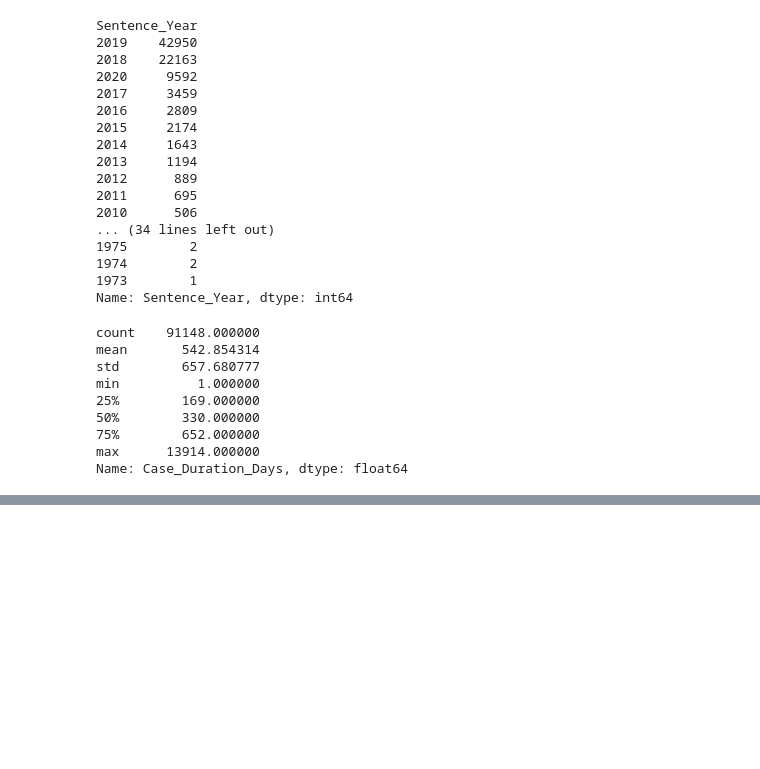
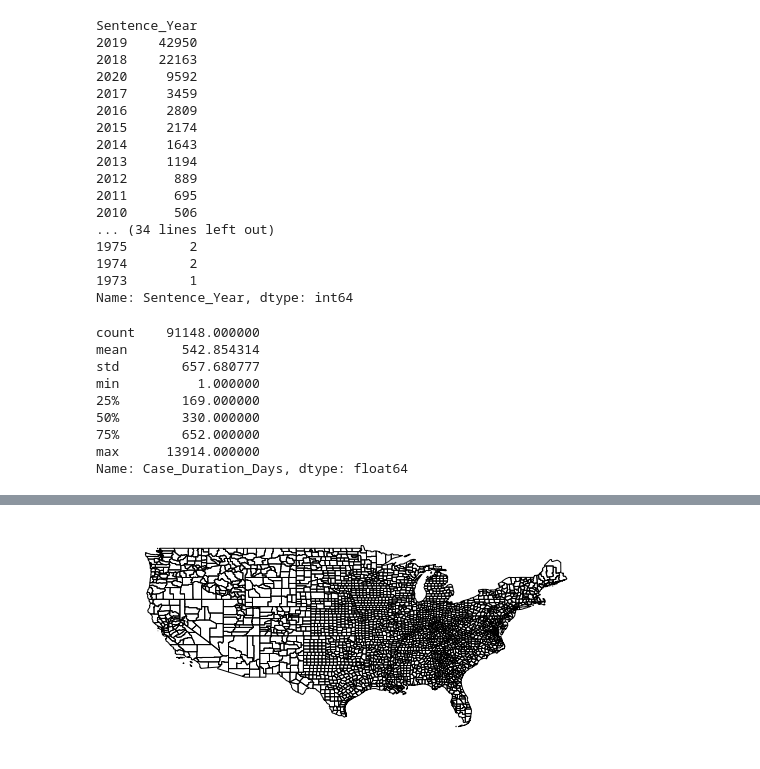
Before and after one commit to abirakm/Texas-Department-of-Criminal-Justice-Record, a Jupyter notebook: 02_EAD.ipynb, the cells around one changed output, grey strips where cells are left out. Drawn from its saved outputs; the diff is of its cells as text; code cells hidden in the pictures; blank space fills up the shorter version.

```diff
--- a/02_EAD.ipynb
+++ b/02_EAD.ipynb
@@ -159,0 +128,19 @@ m
+# %%
+# Import the geopandas and geoplot libraries
+import geopandas as gpd
+import geoplot as gplt
+
+# Load the json file with county coordinates
+geoData = gpd.read_file('https://raw.githubusercontent.com/holtzy/The-Python-Graph-Gallery/master/static/data/US-counties.geojson')
+
+# Make sure the "id" column is an integer
+geoData.id = geoData.id.astype(str).astype(int)
+
+# Remove Alaska, Hawaii and Puerto Rico.
+stateToRemove = ['02', '15', '72']
+geoData = geoData[~geoData.STATE.isin(stateToRemove)]
+
+# Basic plot with just county outlines
+gplt.polyplot(geoData, figsize=(20, 4));
+# %% [output]
+[figure, added]
```
Also changed, not shown: parts of 5 cells of this notebook.
